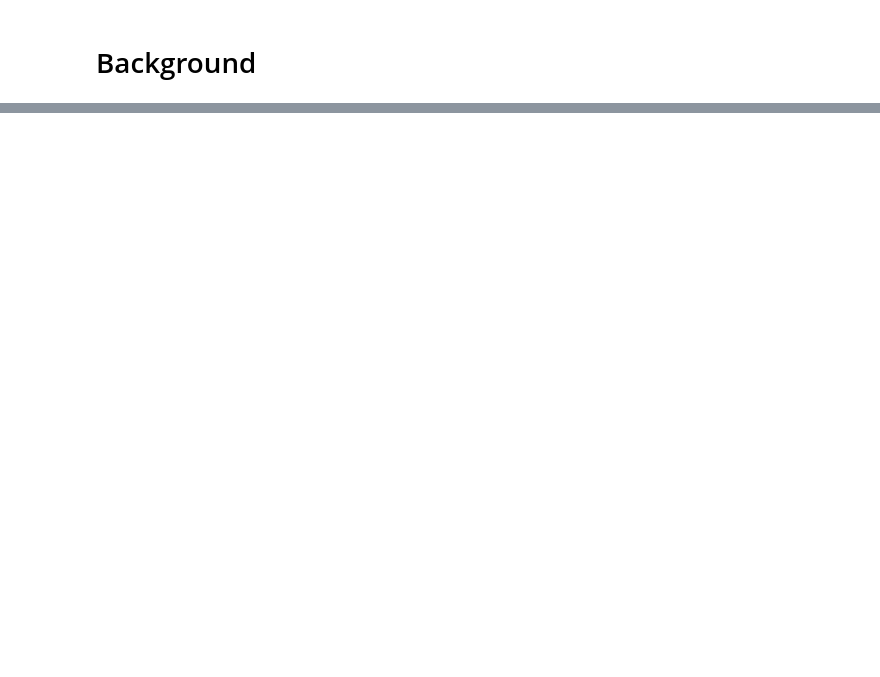
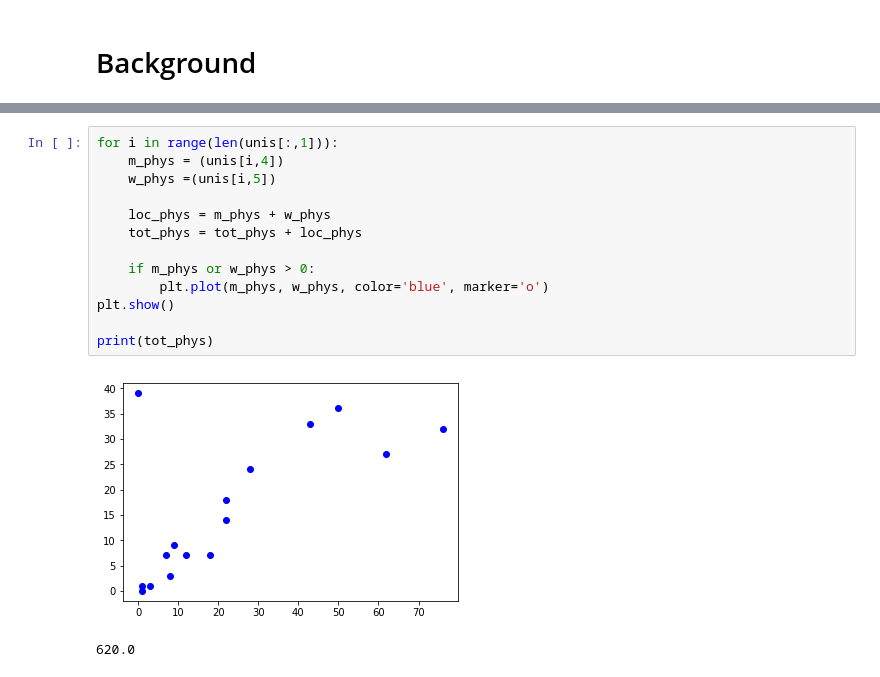
Before and after one commit to FMazzoni/bootcamp18, a Jupyter notebook: Active.ipynb, the cells around one changed output, grey strips where cells are left out. Saved outputs shown, nothing was run; the diff lists cells and outputs as text; blank space fills up the shorter version.

```diff
--- a/Active.ipynb
+++ b/Active.ipynb
@@ -61,0 +109,16 @@ print(unis)
+# %%
+for i in range(len(unis[:,1])):
+    m_phys = (unis[i,4])
+    w_phys =(unis[i,5])
+
+    loc_phys = m_phys + w_phys
+    tot_phys = tot_phys + loc_phys
+
+    if m_phys or w_phys > 0:
+        plt.plot(m_phys, w_phys, color='blue', marker='o')
+plt.show()
+
+print(tot_phys)
+# %% [output]
+[figure, added]
+620.0
```
Also changed, not shown: parts of 25 cells of this notebook, 2 other files.
